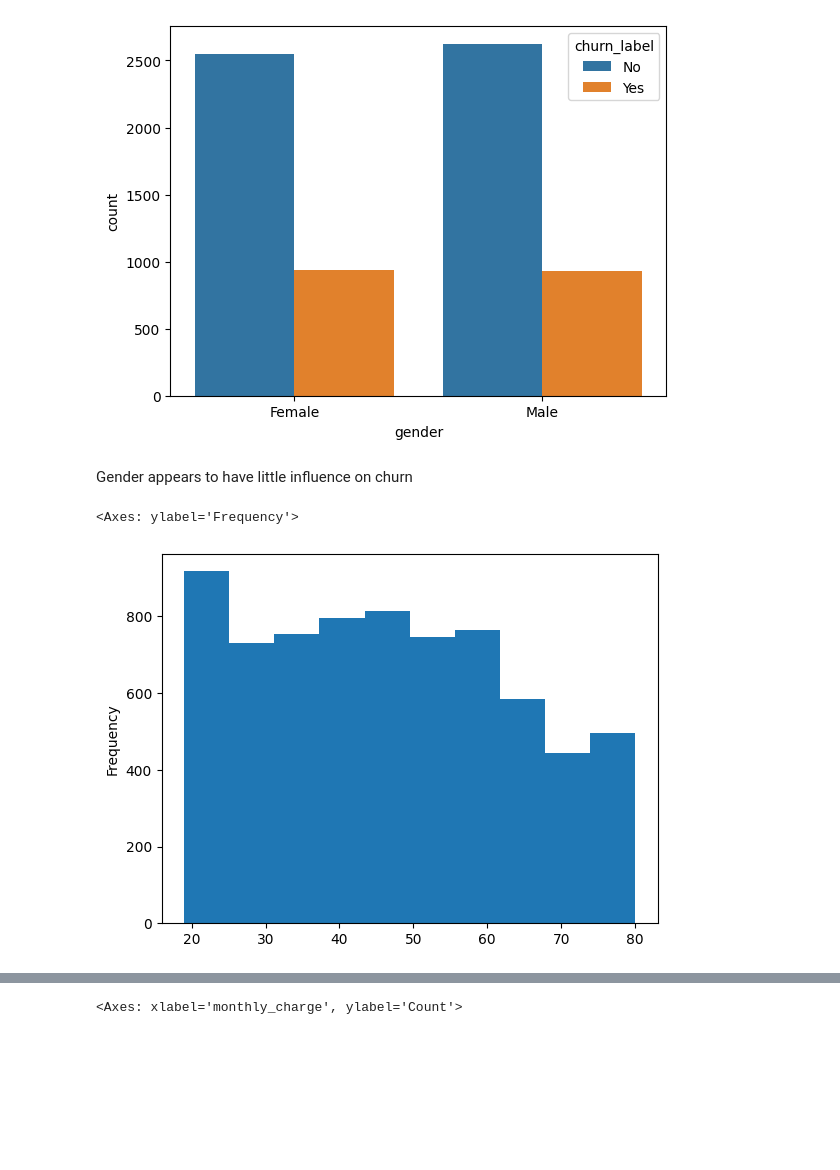
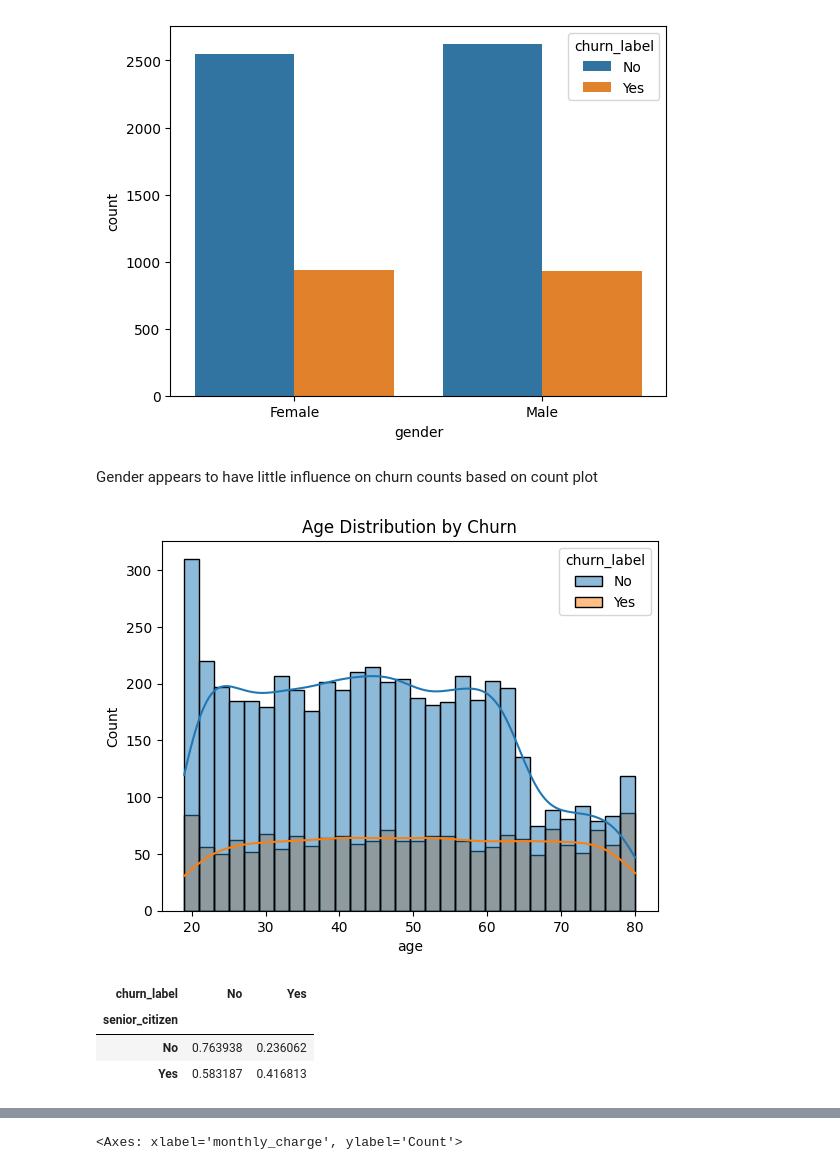
Before and after one commit to pprestonlee/churn-prediction, a Jupyter notebook: notebooks/eda.ipynb, the cells around one changed output, grey strips where cells are left out. Drawn from its saved outputs; the diff is of its cells as text; code cells hidden in the pictures; blank space fills up the shorter version.

```diff
--- a/notebooks/eda.ipynb
+++ b/notebooks/eda.ipynb
@@ -529,9 +532,18 @@ sns.countplot(data=data, x='gender', hue='churn_label')
 <Axes: xlabel='gender', ylabel='count'>
 [figure]
 # %% [markdown]
-Gender appears to have little influence on churn
+Gender appears to have little influence on churn counts based on count plot
 # %%
-data['age'].plot(kind='hist')
+# Age distribution
+sns.histplot(data=data, x='age', bins=30, kde=True, hue='churn_label')
+plt.title("Age Distribution by Churn")
+plt.show()
 # %% [output]
-<Axes: ylabel='Frequency'>
-[figure, old version]
+[figure, new version]
+# %%
+pd.crosstab(data['senior_citizen'], data['churn_label'], normalize='index')
+# %% [output]
+| churn_label | No | Yes |
+| senior_citizen |  |  |
+| No | 0.763938 | 0.236062 |
+| Yes | 0.583187 | 0.416813 |
```
Also changed, not shown: parts of 9 cells of this notebook.
